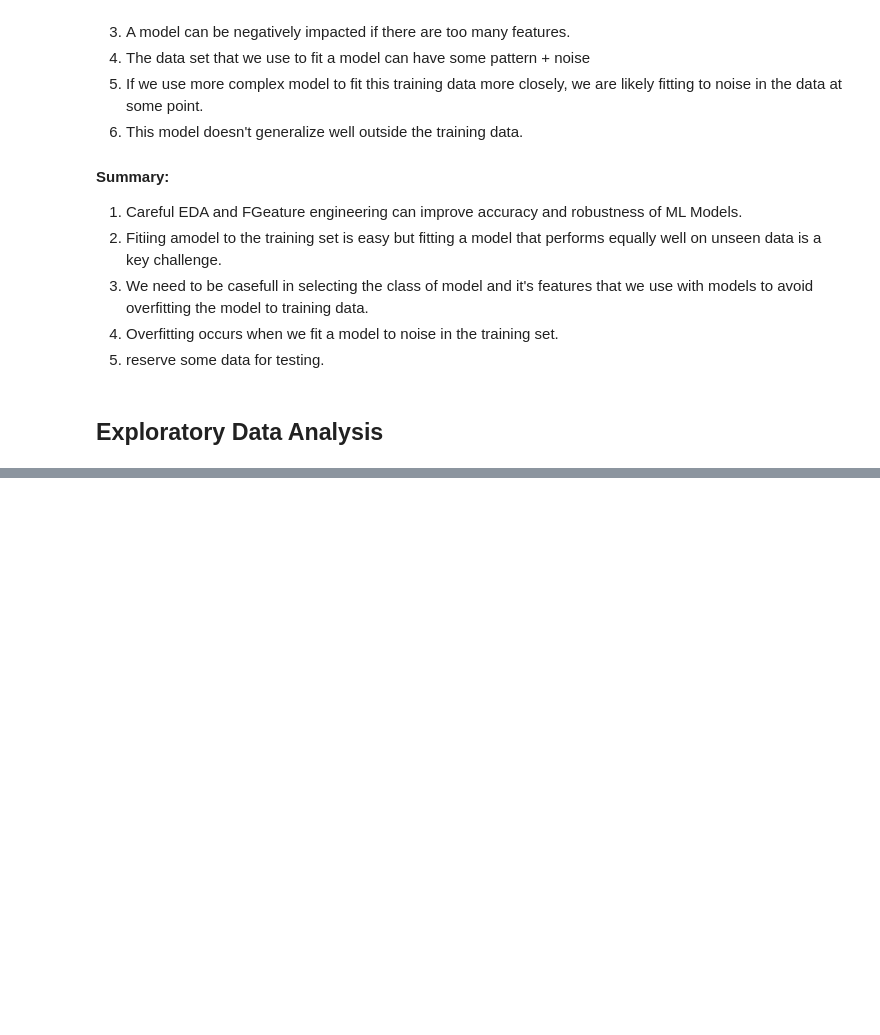
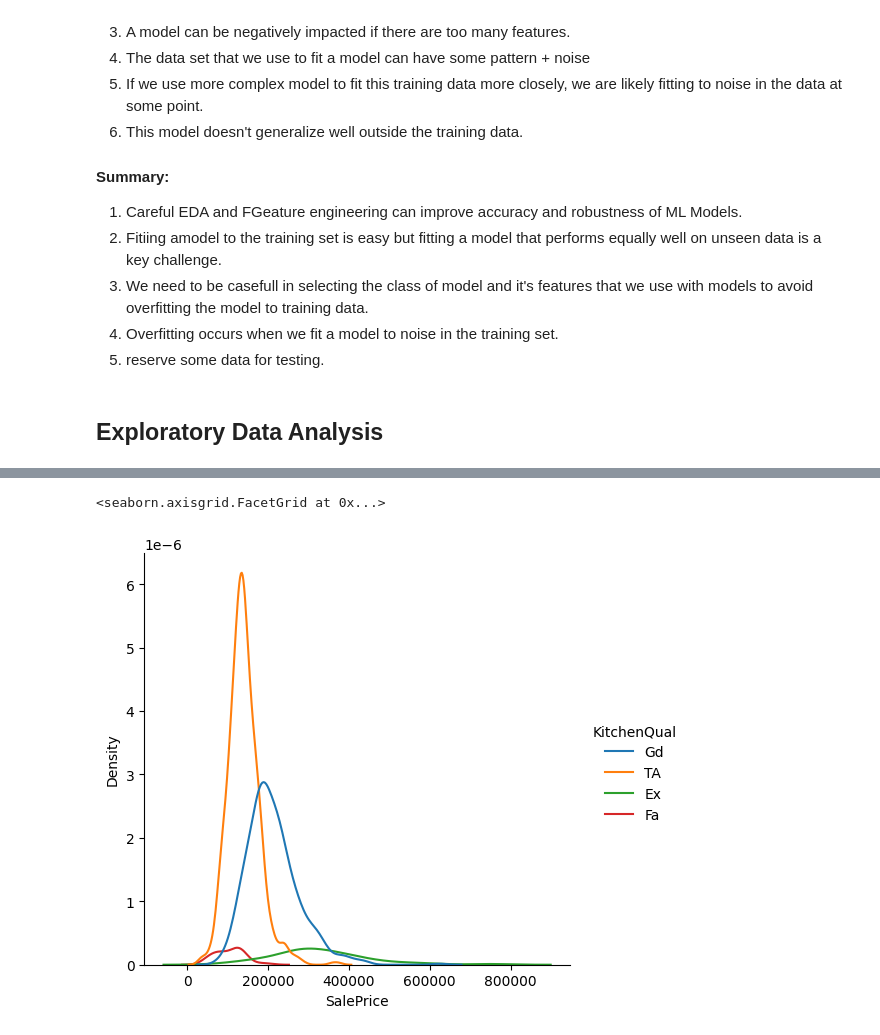
Before and after one commit to kk-shetty/data_science_ik, a Jupyter notebook: class_notes/eda_feature_engineering.ipynb, the cells around one changed output, grey strips where cells are left out. Saved outputs shown, nothing was run; the diff lists cells and outputs as text; code cells hidden in the pictures; blank space fills up the shorter version.

```diff
--- a/class_notes/eda_feature_engineering.ipynb
+++ b/class_notes/eda_feature_engineering.ipynb
@@ -32,0 +255,5 @@ ModuleNotFoundError: No module named 'google.colab'
+# %%
+sns.displot(data=df, x='SalePrice', hue='KitchenQual', kind='kde')
+# %% [output]
+<seaborn.axisgrid.FacetGrid at 0x...>
+[figure, added]
```
Also changed, not shown: parts of 69 cells of this notebook.
